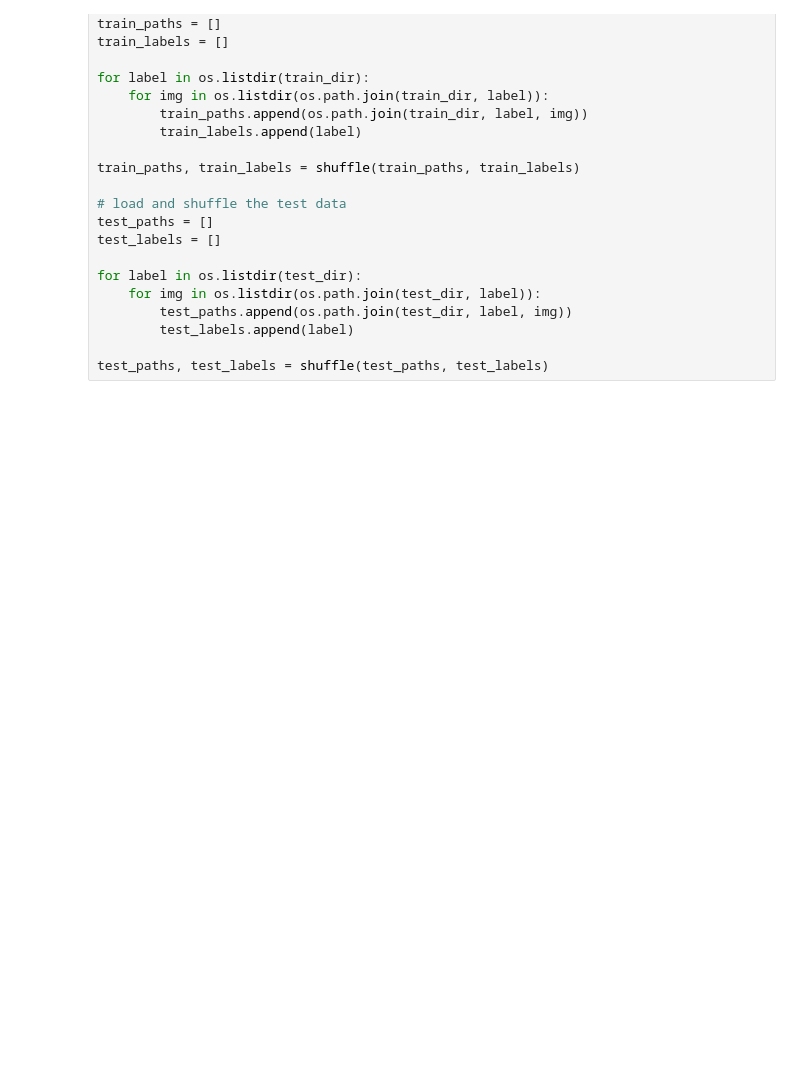
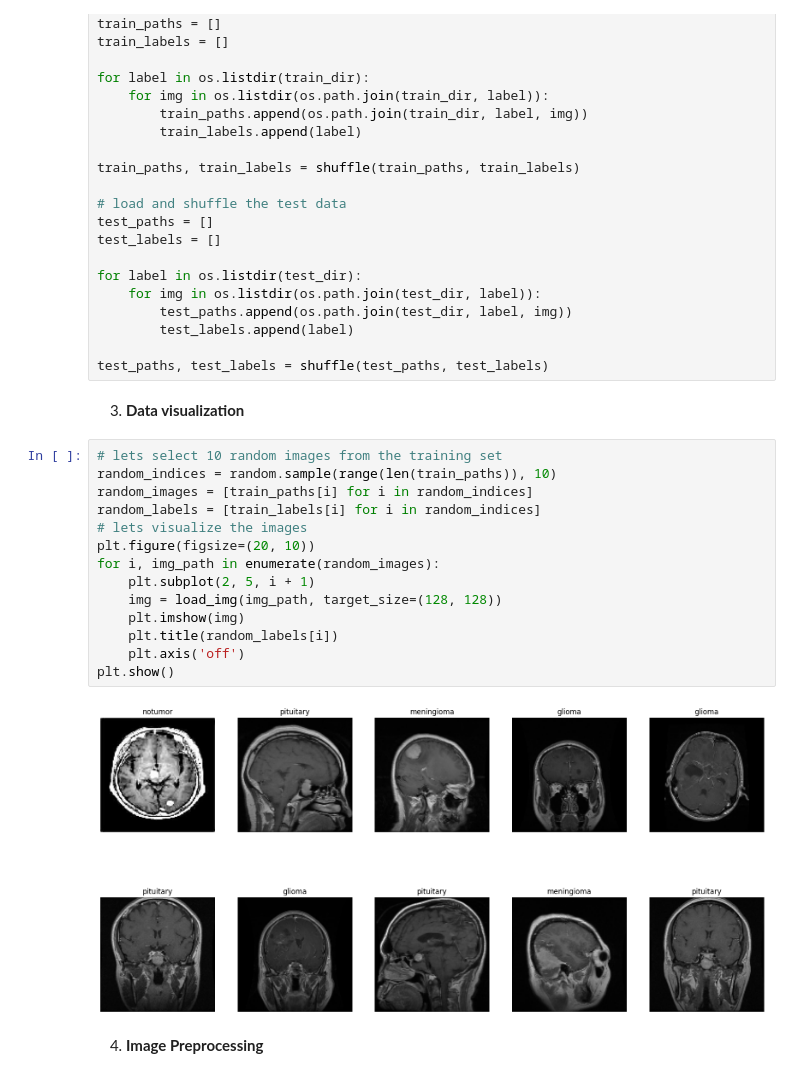
Before and after one commit to Ahmad1998-RPA/Brain_Tumor_Detection, a Jupyter notebook: BTD.ipynb, the cells around one changed output. Saved outputs shown, nothing was run; the diff lists cells and outputs as text; blank space fills up the shorter version.

Commit message:
Adding BTD notebook after completing training and testing the model.

```diff
--- a/BTD.ipynb
+++ b/BTD.ipynb
@@ -42,3 +47,23 @@ for label in os.listdir(test_dir):
         test_labels.append(label)
 
 test_paths, test_labels = shuffle(test_paths, test_labels)
+# %% [markdown]
+3. **Data visualization**
+# %%
+# lets select 10 random images from the training set
+random_indices = random.sample(range(len(train_paths)), 10)
+random_images = [train_paths[i] for i in random_indices]
+random_labels = [train_labels[i] for i in random_indices]
+# lets visualize the images
+plt.figure(figsize=(20, 10))
+for i, img_path in enumerate(random_images):
+    plt.subplot(2, 5, i + 1)
+    img = load_img(img_path, target_size=(128, 128))
+    plt.imshow(img)
+    plt.title(random_labels[i])
+    plt.axis('off')
+plt.show()
+# %% [output]
+[figure, added]
+# %% [markdown]
+4. **Image Preprocessing**
```
Also changed, not shown: parts of 22 cells of this notebook.
